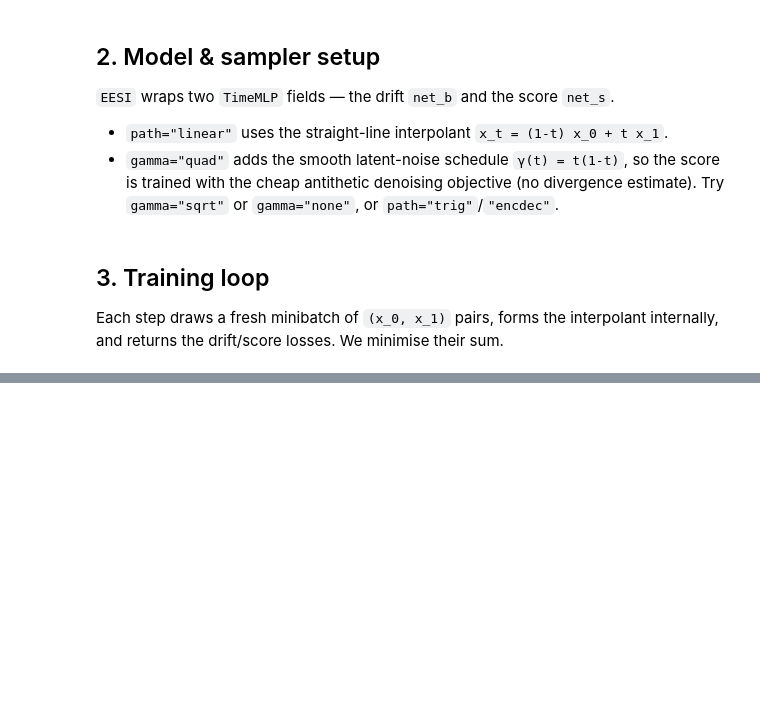
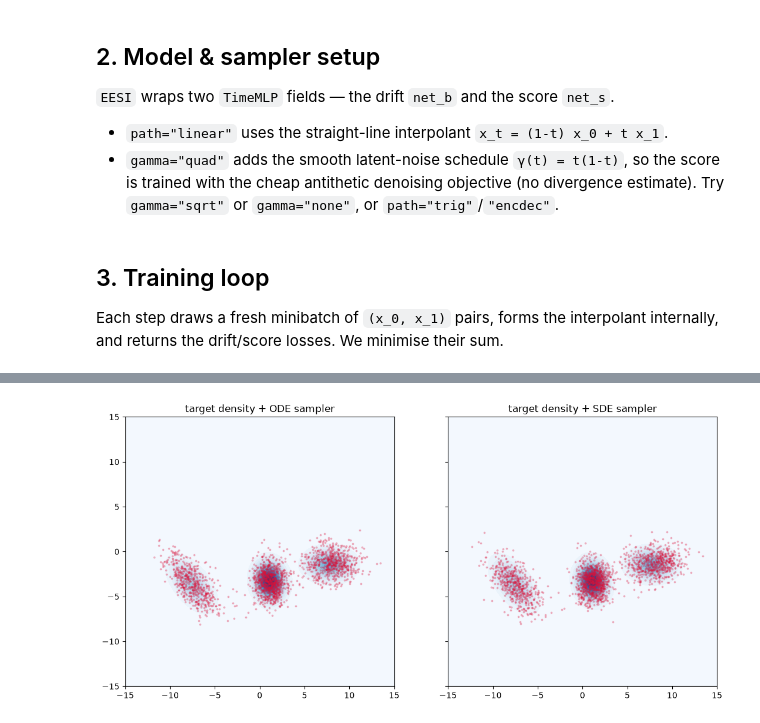
Before and after one commit to Rauscher-Group/eesi, a Jupyter notebook: experiments/interpolant_demo.ipynb, the cells around one changed output, grey strips where cells are left out. Drawn from its saved outputs; the diff is of its cells as text; code cells hidden in the pictures; blank space fills up the shorter version.

```diff
--- a/experiments/interpolant_demo.ipynb
+++ b/experiments/interpolant_demo.ipynb
@@ -186,0 +173,11 @@ from the base (black) to the target (crimson).
+# %%
+# Draw base samples and push them through the model's built-in samplers.
+x0 = base.sample((2000,))
+gen_ode = model.sample_ode(x0, n_steps=100)           # probability-flow ODE (drift only)
+gen_sde = model.sample_sde(x0, n_steps=200, eps=1)  # reverse-time SDE (drift + score)
+
+# How well do generated samples match the target? (mean log-density)
+ref = target.log_prob(target.sample(2000)).mean()
+print(f"mean target log-prob — ODE sampler : {target.log_prob(gen_ode).mean():+.3f}")
+print(f"mean target log-prob — SDE sampler : {target.log_prob(gen_sde).mean():+.3f}")
+print(f"mean target log-prob — true target : {ref:+.3f}")
@@ -187,29 +194,19 @@ from the base (black) to the target (crimson).
 # %%
-# Evaluate the target density on a grid.
-lo, hi, n = -6, 6, 200
-xs = torch.linspace(lo, hi, n)
-ys = torch.linspace(lo, hi, n)
-gx, gy = torch.meshgrid(xs, ys, indexing="xy")
+# Evaluate the target density on a grid (on-device), then move to CPU for plotting.
+lo, hi, n = -LIM, LIM, 200
+xs = torch.linspace(lo, hi, n, device=device)
+gx, gy = torch.meshgrid(xs, xs, indexing="xy")
 grid = torch.stack([gx.reshape(-1), gy.reshape(-1)], dim=-1)
 dens = target.log_prob(grid).exp().reshape(n, n)
+gx, gy, dens = gx.cpu(), gy.cpu(), dens.cpu()
 
-fig, ax = plt.subplots(1, 2, figsize=(13, 6))
-
-# (a) density + generated samples
-ax[0].contourf(gx, gy, dens, levels=25, cmap="Blues")
-ax[0].scatter(gen[:, 0], gen[:, 1], s=3, c="crimson", alpha=0.25)
-ax[0].set_title("target density + generated samples")
-
-# (b) trajectories base -> target
-ax[1].contour(gx, gy, dens, levels=12, cmap="Blues", linewidths=0.8)
-idx = torch.randperm(gen.shape[0])[:40]
-for j in idx:
-    ax[1].plot(traj[:, j, 0], traj[:, j, 1], c="gray", lw=0.6, alpha=0.6)
-ax[1].scatter(x0[idx, 0], x0[idx, 1], s=14, c="k", label="$x_0$ (base)", zorder=3)
-ax[1].scatter(gen[idx, 0], gen[idx, 1], s=14, c="crimson", label="$\hat{x}_1$ (generated)", zorder=3)
-ax[1].legend(loc="upper right")
-ax[1].set_title("ODE trajectories: base → target")
-
-for a in ax:
+fig, ax = plt.subplots(1, 2, figsize=(13, 6), sharex=True, sharey=True)
+for a, samples, title in [(ax[0], gen_ode, "ODE sampler"), (ax[1], gen_sde, "SDE sampler")]:
+    s = samples.cpu()
+    a.contourf(gx, gy, dens, levels=25, cmap="Blues")
+    a.scatter(s[:, 0], s[:, 1], s=3, c="crimson", alpha=0.25)
+    a.set_title(f"target density + {title}")
     a.set_aspect("equal"); a.set_xlim(lo, hi); a.set_ylim(lo, hi)
 plt.show()
+# %% [output]
+[figure, added]
```
Also changed, not shown: parts of 16 cells of this notebook, 1 other file.
